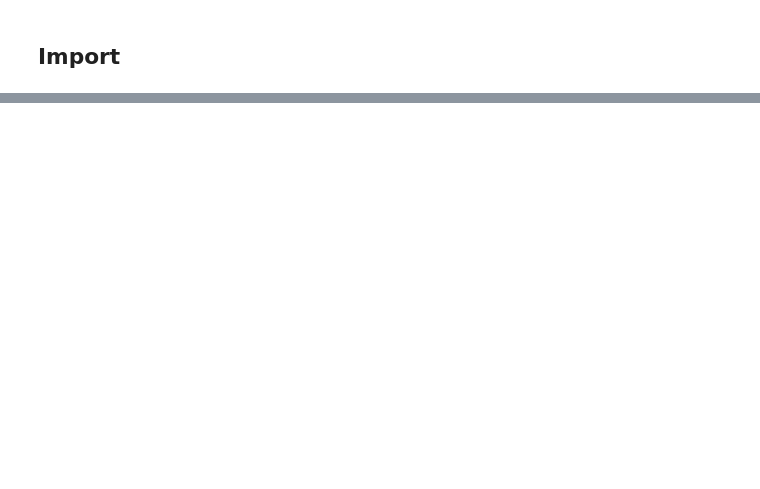
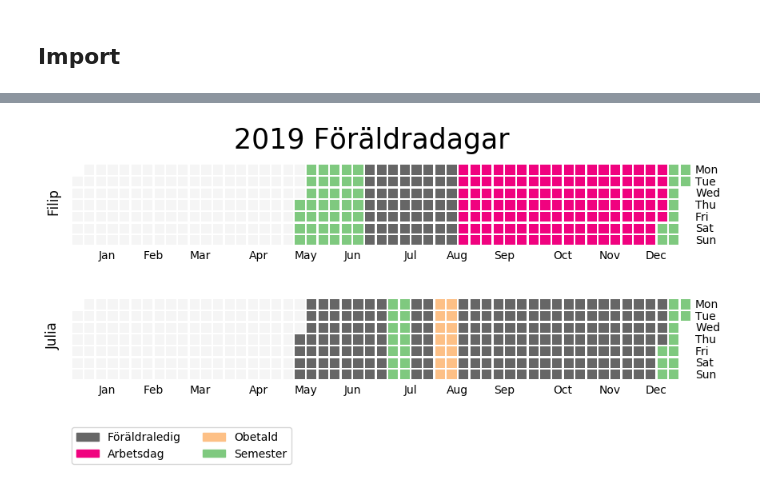
Before and after one commit to filipclaesson/par_sala_calc, a Jupyter notebook: calculate_salaries.ipynb, the cells around one changed output, grey strips where cells are left out. Cells and saved outputs as stored; diff of their text form; code cells hidden in the pictures; blank space fills up the shorter version.

```diff
--- a/calculate_salaries.ipynb
+++ b/calculate_salaries.ipynb
@@ -177,7 +187,11 @@ plt.show()
 # %%
-## plot calendar for one version
 filename='input_4.csv'
 data = pd.read_csv(filename,sep=';')
 data = data.fillna(0)
 data['date_'] = data.apply(lambda x: datetime.strptime(x['date'], '%Y-%m-%d'), axis=1)
 data = data.set_index('date_')
+data['non_paid_f'] = 0
+
+import calmap
+import matplotlib.patches as mpatches
+import matplotlib.pyplot as plt
@@ -190,13 +197,0 @@ plt.show()
-# %%
-def cal_printer(x):
-    if (x['double_day']>0):
-        return -1
-    elif (x['multi_j']>0):
-        return 0
-    elif (x['multi_f']>0):
-        return 1
-    elif (x['vacation_j']>0):
-        return -0.5
-    elif (x['vacation_f']>0):
-        return 0.5
-data['who_parent'] = data.apply(cal_printer ,axis=1)
@@ -208,0 +198,74 @@ plt.show()
+# %%
+label_list = {
+    'multi_f':'Föräldraledig'
+    ,'work_f':'Arbetsdag'
+    ,'non_paid_f':'Obetald'
+    ,'vacation_f':'Semester'
+}
+cmap_name = 'Accent_r'
+def cal_printer(x,name):
+    if (name == 'filip'):
+        if (x['work_f']>0):
+            return 1
+        elif (x['multi_f']>0):
+            return 0
+        elif (x['non_paid_f']>0):
+            return 2
+        elif (x['vacation_f']>0):
+            return 3
+    elif (name == 'julia'):
+        if (x['work_j']>0):
+            return 1
+        elif (x['multi_j']>0):
+            return 0
+        elif (x['non_paid_j']>0):
+            return 2
+        elif (x['vacation_j']>0):
+            return 3
+
+cal_map_data_filip = data.apply(cal_printer, name='filip', axis=1)
+cal_map_data_julia = data.apply(cal_printer, name='julia', axis=1)
+
+## 2019
+fig = plt.figure(figsize=(10,4))
+ax = fig.add_subplot(2,1,1)
+ax = calmap.yearplot(cal_map_data_filip['2019-01-01':'2019-12-31'],year=2019,cmap=cmap_name)
+ax.set_title("Filip",rotation='vertical',x=-0.03,y=0.5)
+ax = fig.add_subplot(2,1,2)
+ax = calmap.yearplot(cal_map_data_julia['2019-01-01':'2019-12-31'],year=2019,cmap=cmap_name)
+ax.set_title("Julia",rotation='vertical',x=-0.03,y=0.5)
+fig.suptitle('2019 Föräldradagar', x=0.5,y=0.95,fontsize=25)
+
+#legend
+patches = []
+for index, (key, value) in enumerate(label_list.items()):
+    cmap_col = matplotlib.cm.get_cmap(cmap_name,lut=len(label_list))(index)
+    patches.append(mpatches.Patch(color=cmap_col, label=value))
+plt.legend(handles=patches,bbox_to_anchor=(0., -1.02, 1., .102), loc=3,ncol=2, borderaxespad=0.)
+
+plt.show()
+
+fig.savefig('2019.png')
+
+## 2020
+fig = plt.figure(figsize=(10,4))
+ax = fig.add_subplot(2,1,1)
+ax = calmap.yearplot(cal_map_data_filip['2020-01-01':'2020-12-31'],year=2020,cmap=cmap_name)
+ax.set_title("Filip",rotation='vertical',x=-0.03,y=0.5)
+ax = fig.add_subplot(2,1,2)
+ax = calmap.yearplot(cal_map_data_julia['2020-01-01':'2020-12-31'],year=2020,cmap=cmap_name)
+ax.set_title("Julia",rotation='vertical',x=-0.03,y=0.5)
+fig.suptitle('2020 Föräldradagar', x=0.5,y=0.95,fontsize=25)
+
+#legend
+patches = []
+for index, (key, value) in enumerate(label_list.items()):
+    cmap_col = matplotlib.cm.get_cmap(cmap_name,lut=len(label_list))(index)
+    patches.append(mpatches.Patch(color=cmap_col, label=value))
+plt.legend(handles=patches,bbox_to_anchor=(0., -1.02, 1., .102), loc=3,ncol=2, borderaxespad=0.)
+
+plt.show()
+
+fig.savefig('2020.png')
+# %% [output]
+[figure, added]
```
Also changed, not shown: parts of 16 cells of this notebook, 4 other files.
